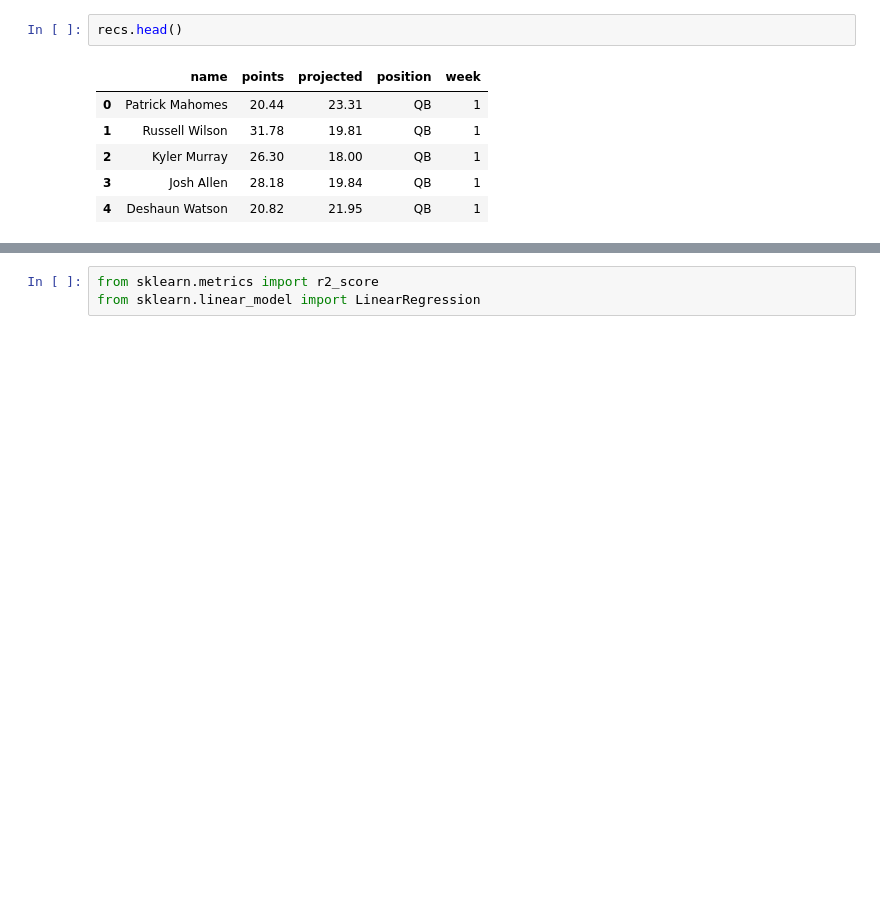
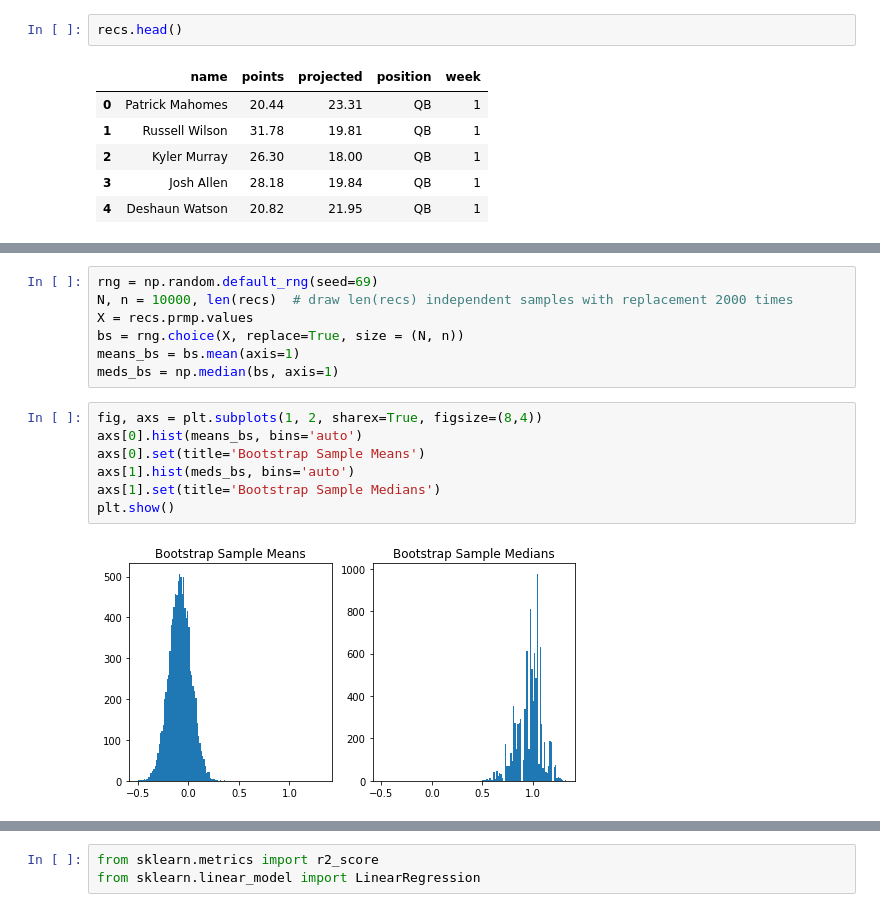
Before and after one commit to bpennisi/espn-ffl, a Jupyter notebook: analyze_espn_projections_data.ipynb, the cells around one changed output, grey strips where cells are left out. Cells and saved outputs as stored; diff of their text form; blank space fills up the shorter version.

```diff
--- a/analyze_espn_projections_data.ipynb
+++ b/analyze_espn_projections_data.ipynb
@@ -59,0 +49,16 @@ plt.show()
+# %%
+rng = np.random.default_rng(seed=69)
+N, n = 10000, len(recs)  # draw len(recs) independent samples with replacement 2000 times
+X = recs.prmp.values
+bs = rng.choice(X, replace=True, size = (N, n))
+means_bs = bs.mean(axis=1)
+meds_bs = np.median(bs, axis=1)
+# %%
+fig, axs = plt.subplots(1, 2, sharex=True, figsize=(8,4))
+axs[0].hist(means_bs, bins='auto')
+axs[0].set(title='Bootstrap Sample Means')
+axs[1].hist(meds_bs, bins='auto')
+axs[1].set(title='Bootstrap Sample Medians')
+plt.show()
+# %% [output]
+[figure, added]
```
Also changed, not shown: parts of 41 cells of this notebook, 1 other file.
